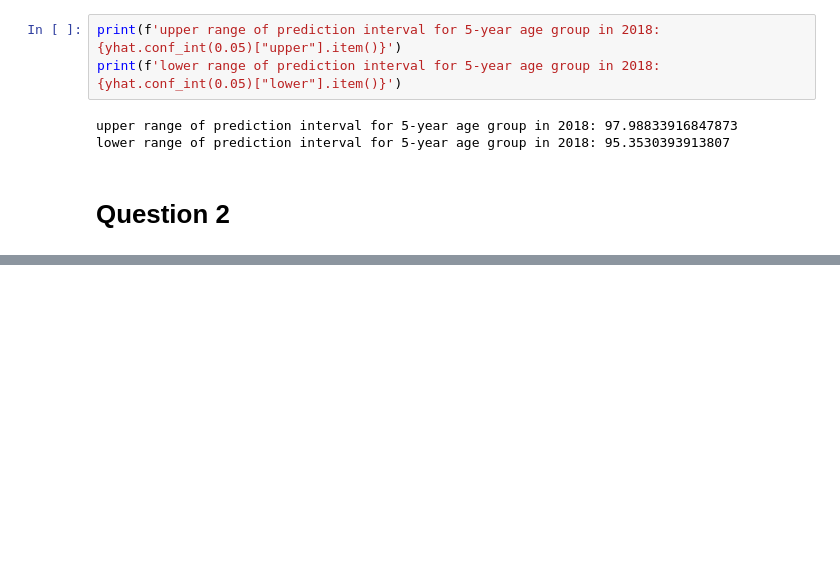
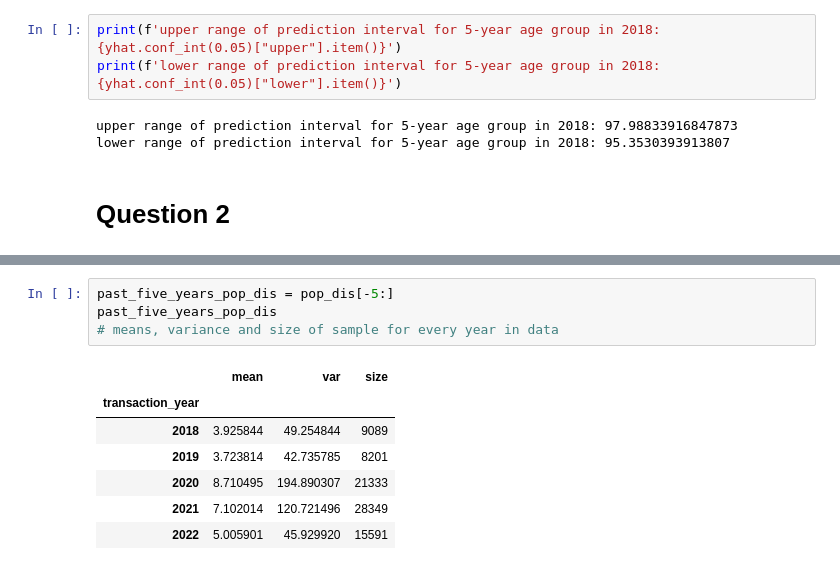
Before and after one commit to bennychanya/Govtech_TAP, a Jupyter notebook: Section_1.ipynb, the cells around one changed output, grey strips where cells are left out. Saved outputs shown, nothing was run; the diff lists cells and outputs as text; blank space fills up the shorter version.

```diff
--- a/Section_1.ipynb
+++ b/Section_1.ipynb
@@ -100,0 +153,12 @@ lower range of prediction interval for 5-year age group in 2018: 95.353039391380
+# %%
+past_five_years_pop_dis = pop_dis[-5:]
+past_five_years_pop_dis
+# means, variance and size of sample for every year in data
+# %% [output]
+|  | mean | var | size |
+| transaction_year |  |  |  |
+| 2018 | 3.925844 | 49.254844 | 9089 |
+| 2019 | 3.723814 | 42.735785 | 8201 |
+| 2020 | 8.710495 | 194.890307 | 21333 |
+| 2021 | 7.102014 | 120.721496 | 28349 |
+| 2022 | 5.005901 | 45.929920 | 15591 |
```
Also changed, not shown: parts of 7 cells of this notebook.
